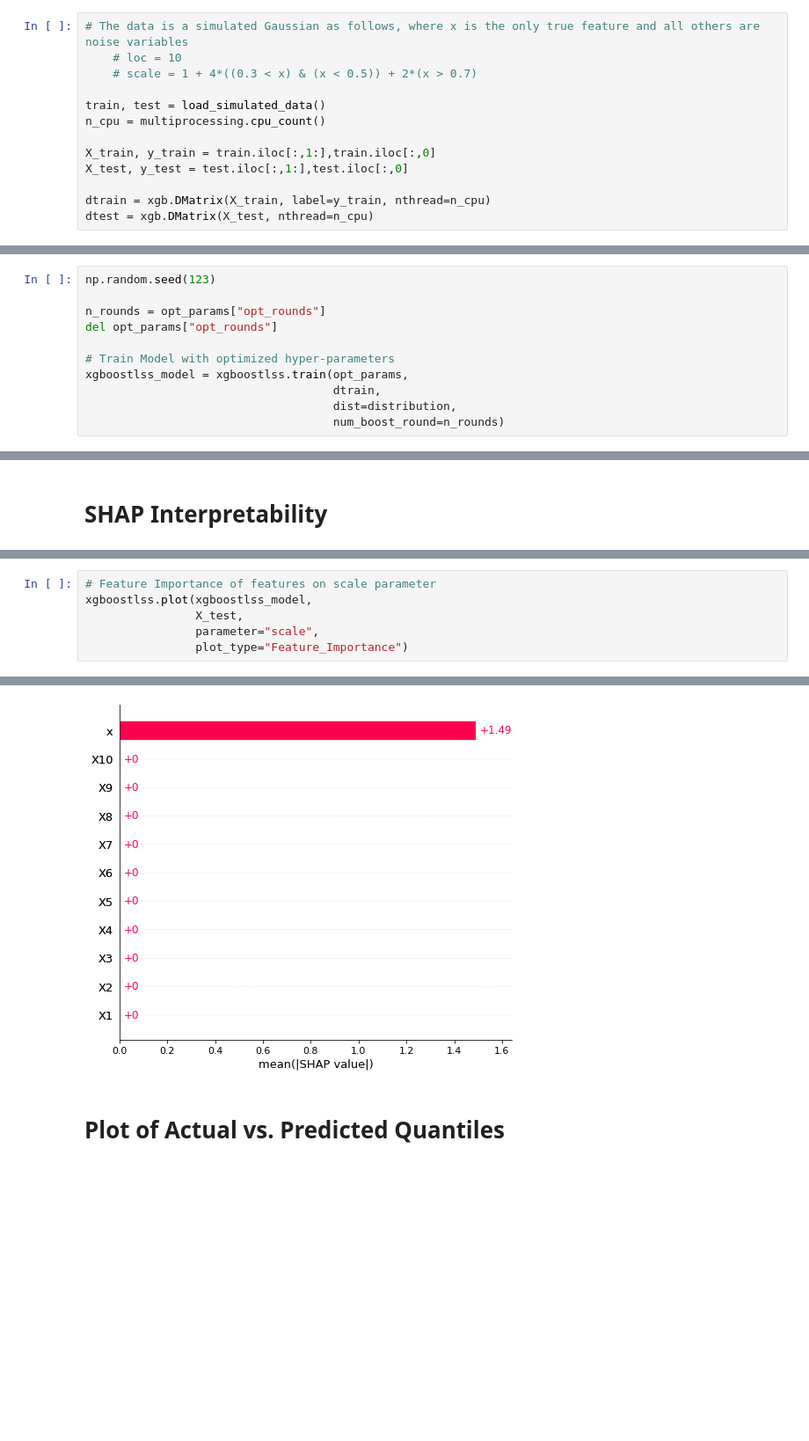
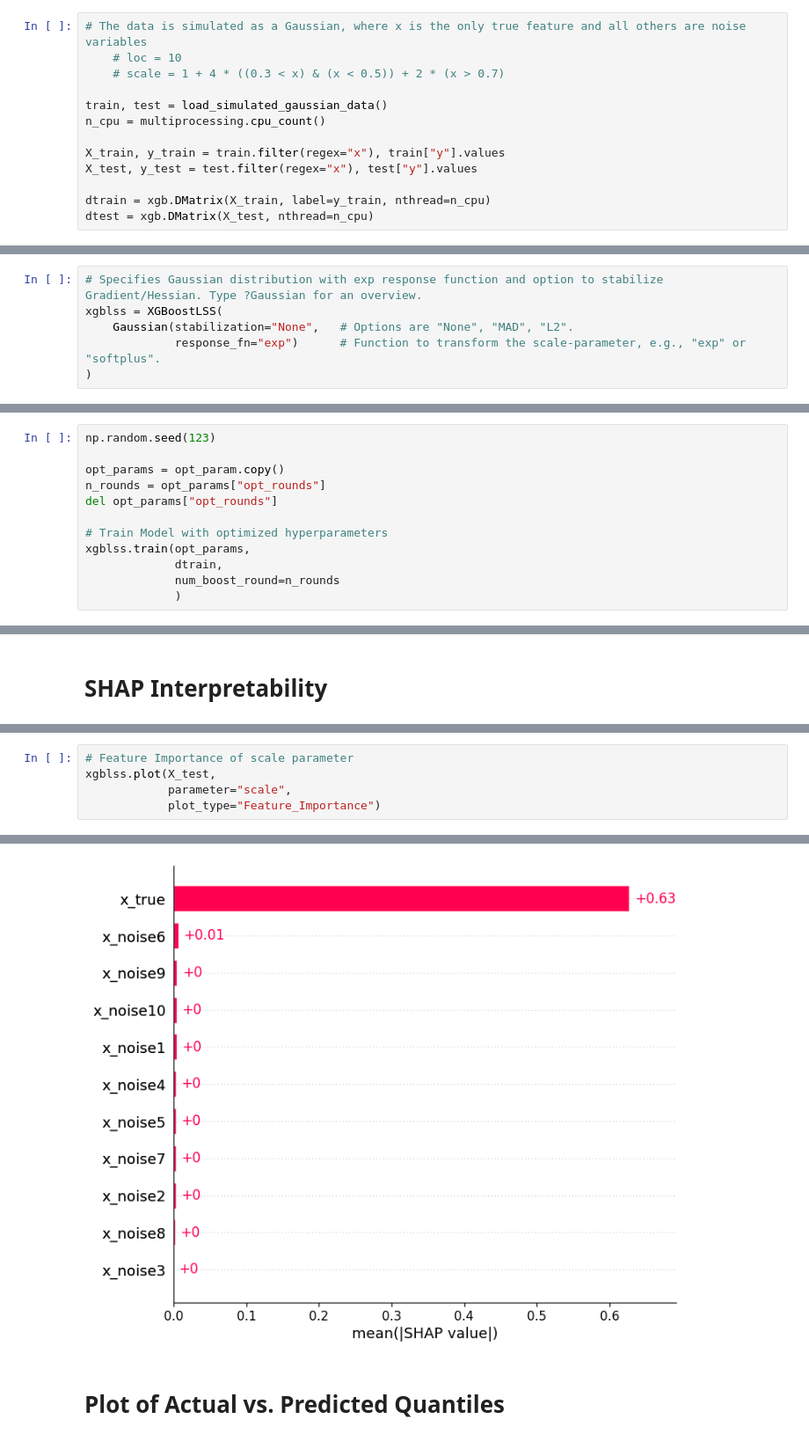
Before and after one commit to StatMixedML/XGBoostLSS, a Jupyter notebook: examples/simulation_example_Gaussian.ipynb, the cells around one changed output, grey strips where cells are left out. Shown at 88% size. Saved outputs shown, nothing was run; the diff lists cells and outputs as text; blank space fills up the shorter version.

```diff
--- a/examples/simulation_example_Gaussian.ipynb
+++ b/examples/simulation_example_Gaussian.ipynb
@@ -22,15 +15,15 @@ from xgboostlss.datasets.data_loader import load_simulated_data
 # %% [markdown]
 # Data
 # %%
-# The data is a simulated Gaussian as follows, where x is the only true feature and all others are noise variables
+# The data is simulated as a Gaussian, where x is the only true feature and all others are noise variables
     # loc = 10
-    # scale = 1 + 4*((0.3 < x) & (x < 0.5)) + 2*(x > 0.7)
+    # scale = 1 + 4 * ((0.3 < x) & (x < 0.5)) + 2 * (x > 0.7)
 
-train, test = load_simulated_data()
+train, test = load_simulated_gaussian_data()
 n_cpu = multiprocessing.cpu_count()
 
-X_train, y_train = train.iloc[:,1:],train.iloc[:,0]
-X_test, y_test = test.iloc[:,1:],test.iloc[:,0]
+X_train, y_train = train.filter(regex="x"), train["y"].values
+X_test, y_test = test.filter(regex="x"), test["y"].values
 
 dtrain = xgb.DMatrix(X_train, label=y_train, nthread=n_cpu)
 dtest = xgb.DMatrix(X_test, nthread=n_cpu)
@@ -43,2 +32,8 @@ quant_sel = [0.05, 0.95]
+# %%
+# Specifies Gaussian distribution with exp response function and option to stabilize Gradient/Hessian. Type ?Gaussian for an overview.
+xgblss = XGBoostLSS(
+    Gaussian(stabilization="None",   # Options are "None", "MAD", "L2".
+             response_fn="exp")      # Function to transform the scale-parameter, e.g., "exp" or "softplus".
+)
 # %% [markdown]
 # Hyper-Parameter Optimization
@@ -85,11 +113,12 @@ opt_params = xgboostlss.hyper_opt(params,
 # %%
 np.random.seed(123)
 
+opt_params = opt_param.copy()
 n_rounds = opt_params["opt_rounds"]
 del opt_params["opt_rounds"]
 
-# Train Model with optimized hyper-parameters
-xgboostlss_model = xgboostlss.train(opt_params,
-                                    dtrain,
-                                    dist=distribution,
-                                    num_boost_round=n_rounds)
+# Train Model with optimized hyperparameters
+xgblss.train(opt_params,
+             dtrain,
+             num_boost_round=n_rounds
+             )
@@ -164,12 +191,11 @@ xgboostlss.plot(xgboostlss_model,
 # %%
-# Feature Importance of features on scale parameter
-xgboostlss.plot(xgboostlss_model,
-                X_test,
-                parameter="scale",
-                plot_type="Feature_Importance")
+# Feature Importance of scale parameter
+xgblss.plot(X_test,
+            parameter="scale",
+            plot_type="Feature_Importance")
 # %% [output]
 [interactive output not drawn]
-[figure, old version]
+[figure, new version]
 # %% [markdown]
 # Plot of Actual vs. Predicted Quantiles
 # %%
```
Also changed, not shown: parts of 15 cells of this notebook, 23 other files.
